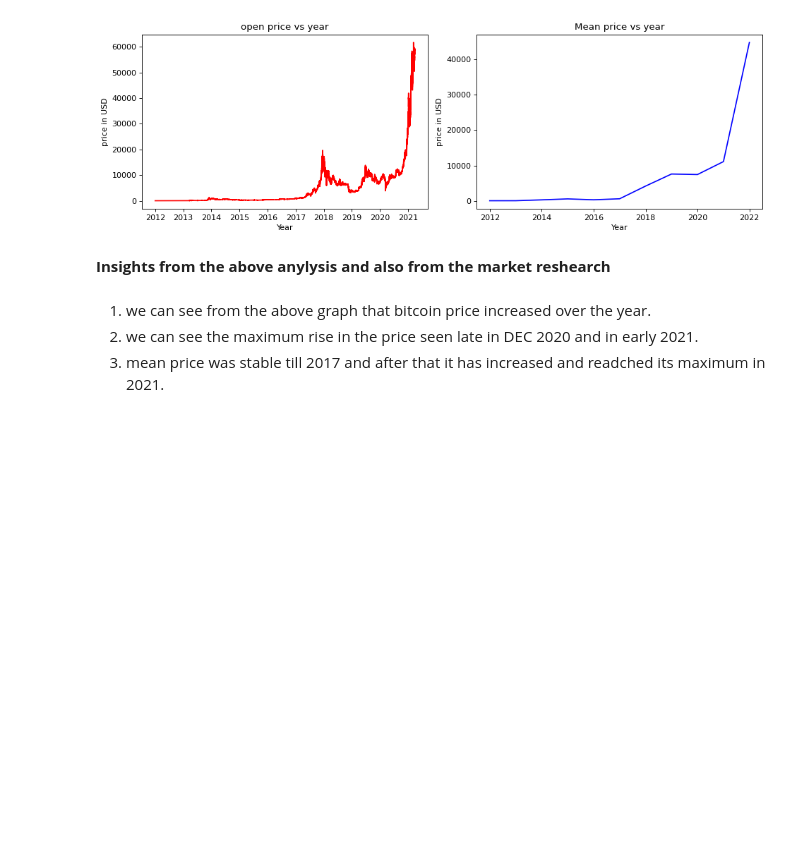
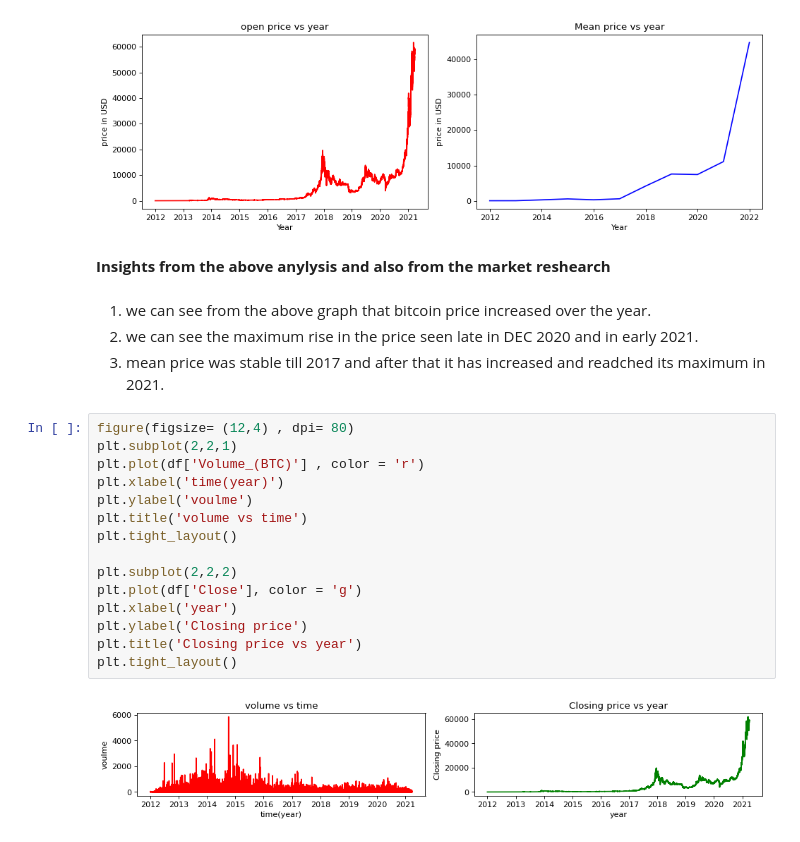
Before and after one commit to abhi311295/-hyper-parameters-, a Jupyter notebook: Bitcoin_Price_Prediction.ipynb, the cells around one changed output. Cells and saved outputs as stored; diff of their text form; blank space fills up the shorter version.

```diff
--- a/Bitcoin_Price_Prediction.ipynb
+++ b/Bitcoin_Price_Prediction.ipynb
@@ -222,3 +222,20 @@ plt.tight_layout()
 1.   we can see from the above graph that bitcoin price increased over the year.
 2.   we can see the maximum rise in the price seen late in DEC 2020 and in early 2021.
 3.   mean price was stable till 2017 and after that it has increased and readched its maximum in 2021.
+# %%
+figure(figsize= (12,4) , dpi= 80)
+plt.subplot(2,2,1)
+plt.plot(df['Volume_(BTC)'] , color = 'r')
+plt.xlabel('time(year)')
+plt.ylabel('voulme')
+plt.title('volume vs time')
+plt.tight_layout()
+
+plt.subplot(2,2,2)
+plt.plot(df['Close'], color = 'g')
+plt.xlabel('year')
+plt.ylabel('Closing price')
+plt.title('Closing price vs year')
+plt.tight_layout()
+# %% [output]
+[figure, added]
```
